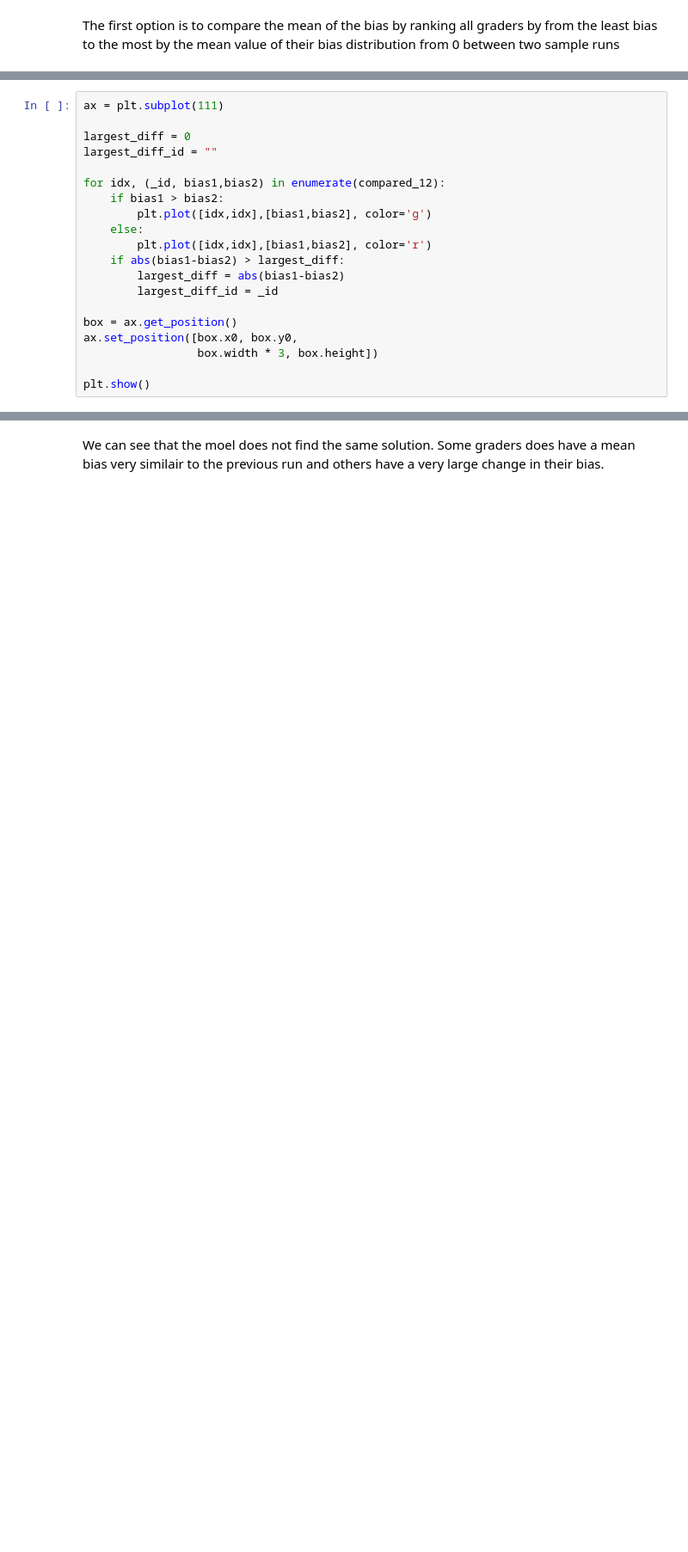
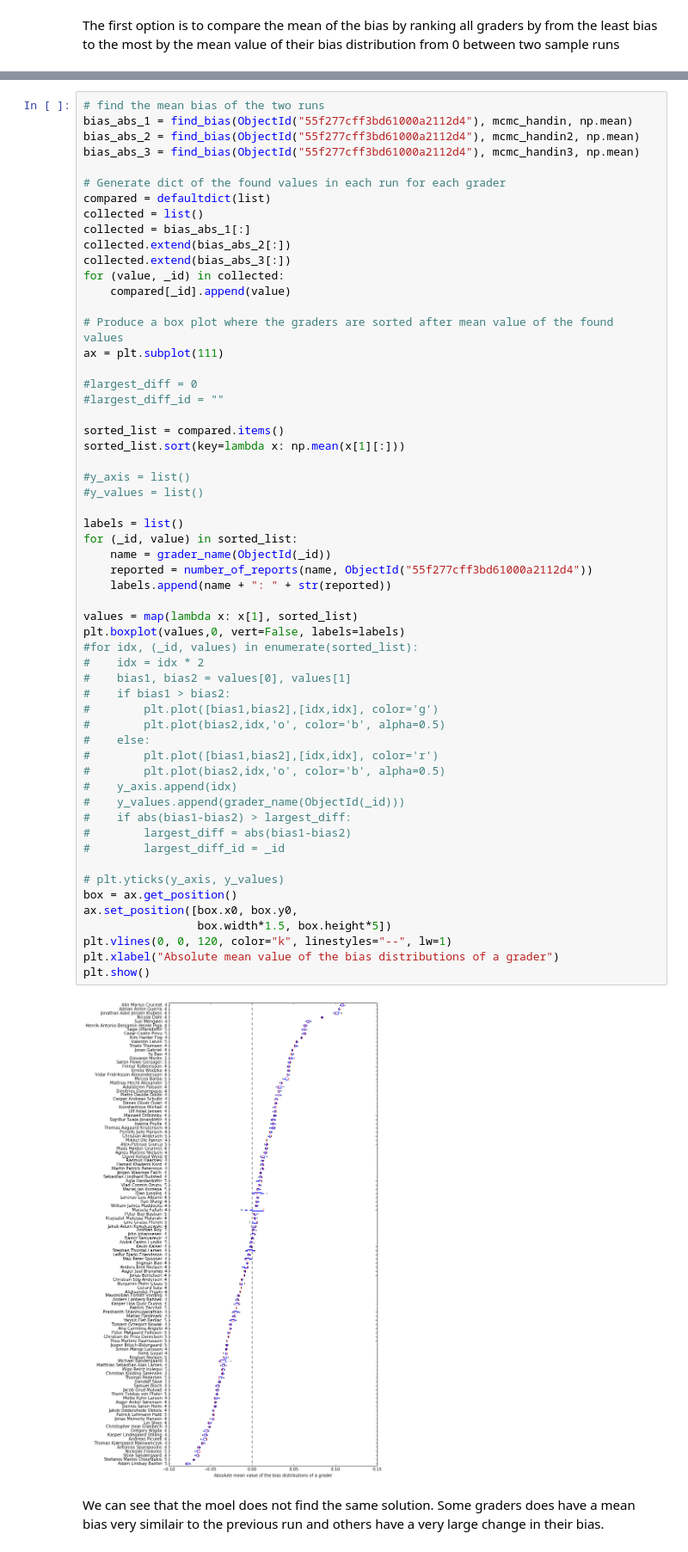
Before and after one commit to TomMalow/pymcmodels, a Jupyter notebook: Score of handin.ipynb, the cells around one changed output, grey strips where cells are left out. Shown at 86% size. Drawn from its saved outputs; the diff is of its cells as text; blank space fills up the shorter version.

Commit message:
Better plots of the mean and variance of the bias distribution

```diff
--- a/Score of handin.ipynb
+++ b/Score of handin.ipynb
@@ -341,20 +338,0 @@ for idx, (value, _id) in enumerate(bias_abs_1):
-# %%
-ax = plt.subplot(111)
-
-largest_diff = 0
-largest_diff_id = ""
-
-for idx, (_id, bias1,bias2) in enumerate(compared_12):
-    if bias1 > bias2:
-        plt.plot([idx,idx],[bias1,bias2], color='g')
-    else:
-        plt.plot([idx,idx],[bias1,bias2], color='r')
-    if abs(bias1-bias2) > largest_diff:
-        largest_diff = abs(bias1-bias2)
-        largest_diff_id = _id
-
-box = ax.get_position()
-ax.set_position([box.x0, box.y0,
-                 box.width * 3, box.height])
-
-plt.show()
@@ -363,2 +339,61 @@ plt.show()
+# %%
+# find the mean bias of the two runs
+bias_abs_1 = find_bias(ObjectId("55f277cff3bd61000a2112d4"), mcmc_handin, np.mean)
+bias_abs_2 = find_bias(ObjectId("55f277cff3bd61000a2112d4"), mcmc_handin2, np.mean)
+bias_abs_3 = find_bias(ObjectId("55f277cff3bd61000a2112d4"), mcmc_handin3, np.mean)
+
+# Generate dict of the found values in each run for each grader
+compared = defaultdict(list)
+collected = list()
+collected = bias_abs_1[:]
+collected.extend(bias_abs_2[:])
+collected.extend(bias_abs_3[:])
+for (value, _id) in collected:
+    compared[_id].append(value)
+
+# Produce a box plot where the graders are sorted after mean value of the found values
+ax = plt.subplot(111)
+
+#largest_diff = 0
+#largest_diff_id = ""
+
+sorted_list = compared.items()
+sorted_list.sort(key=lambda x: np.mean(x[1][:]))
+
+#y_axis = list()
+#y_values = list()
+
+labels = list()
+for (_id, value) in sorted_list:
+    name = grader_name(ObjectId(_id))
+    reported = number_of_reports(name, ObjectId("55f277cff3bd61000a2112d4"))
+    labels.append(name + ": " + str(reported))
+
+values = map(lambda x: x[1], sorted_list)
+plt.boxplot(values,0, vert=False, labels=labels)
+#for idx, (_id, values) in enumerate(sorted_list):
+#    idx = idx * 2
+#    bias1, bias2 = values[0], values[1]
+#    if bias1 > bias2:
+#        plt.plot([bias1,bias2],[idx,idx], color='g')
+#        plt.plot(bias2,idx,'o', color='b', alpha=0.5)
+#    else:
+#        plt.plot([bias1,bias2],[idx,idx], color='r')
+#        plt.plot(bias2,idx,'o', color='b', alpha=0.5)
+#    y_axis.append(idx)
+#    y_values.append(grader_name(ObjectId(_id)))
+#    if abs(bias1-bias2) > largest_diff:
+#        largest_diff = abs(bias1-bias2)
+#        largest_diff_id = _id
+
+# plt.yticks(y_axis, y_values)
+box = ax.get_position()
+ax.set_position([box.x0, box.y0,
+                 box.width*1.5, box.height*5])
+plt.vlines(0, 0, 120, color="k", linestyles="--", lw=1)
+plt.xlabel("Absolute mean value of the bias distributions of a grader")
+plt.show()
+# %% [output]
+[figure, added]
 # %% [markdown]
 We can see that the moel does not find the same solution. Some graders does have a mean bias very similair to the previous run and others have a very large change in their bias.
```
Also changed, not shown: parts of 25 cells of this notebook, 4 other files.
